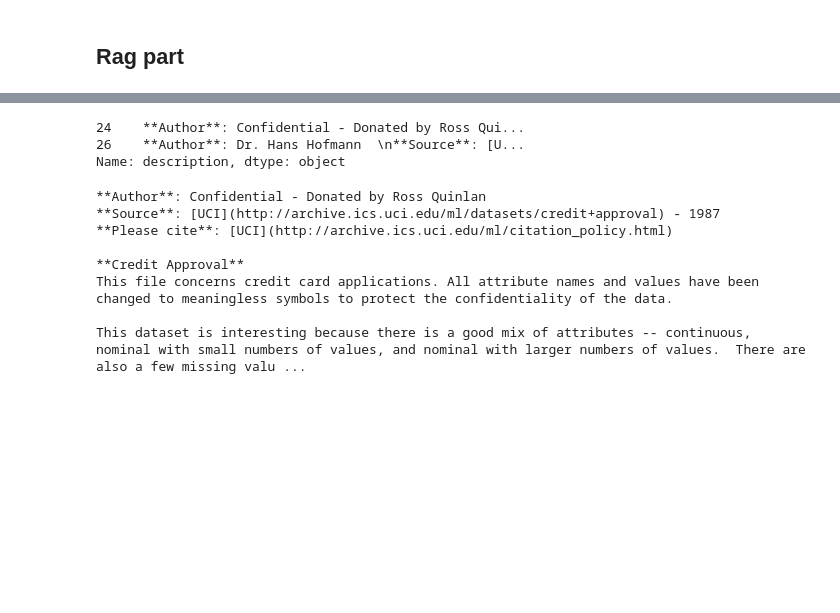
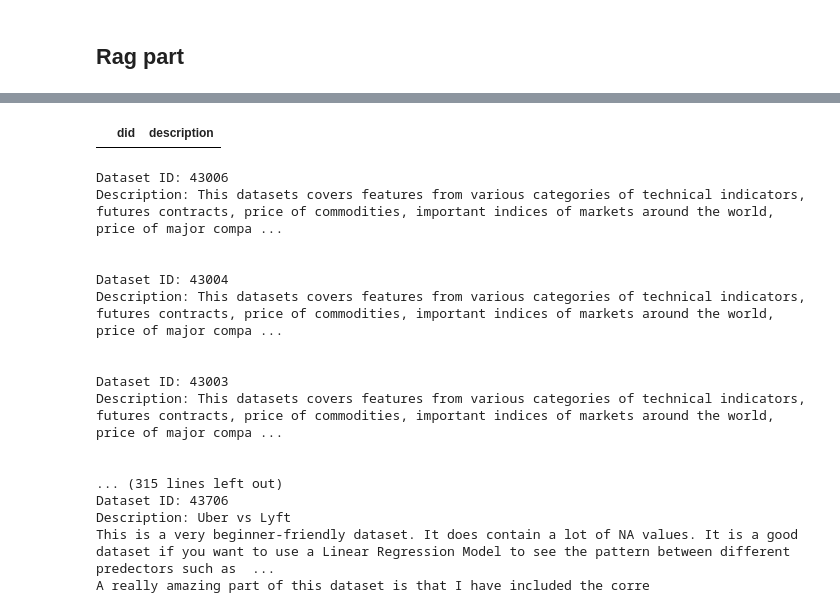
Before and after one commit to openml/scripts, a Jupyter notebook: rag_pipeline/testing_stuff.ipynb, the cells around one changed output, grey strips where cells are left out. Saved outputs shown, nothing was run; the diff lists cells and outputs as text; code cells hidden in the pictures; blank space fills up the shorter version.

```diff
--- a/rag_pipeline/testing_stuff.ipynb
+++ b/rag_pipeline/testing_stuff.ipynb
@@ -207,4 +178,0 @@ qa = RetrievalQA.from_chain_type(
-# %%
-# query = "Find me documents that talk about diseases"
-query = "Which datasets are good for finance problems"
-result = qa({"query": query})
@@ -226,19 +182,39 @@ relevant_docs
-# %%
-# get description of the relevant documents using df
-test_descrptions = df[df['did'].isin(relevant_docs)]["description"]
-test_descrptions.head()
-# %% [output]
-24    **Author**: Confidential - Donated by Ross Qui...
-26    **Author**: Dr. Hans Hofmann  \n**Source**: [U...
-Name: description, dtype: object
-# %%
-print(test_descrptions.to_list()[0])
-# %% [output]
-**Author**: Confidential - Donated by Ross Quinlan
-**Source**: [UCI](http://archive.ics.uci.edu/ml/datasets/credit+approval) - 1987
-**Please cite**: [UCI](http://archive.ics.uci.edu/ml/citation_policy.html)
-
-**Credit Approval**
-This file concerns credit card applications. All attribute names and values have been changed to meaningless symbols to protect the confidentiality of the data.
-
-This dataset is interesting because there is a good mix of attributes -- continuous, nominal with small numbers of values, and nominal with larger numbers of values.  There are also a few missing valu ...
+# %%
+retriever, llm = create_retriever_and_llm(vectordb)
+qa = create_llm_chain_and_query(vectordb=vectordb,retriever=retriever,llm=llm, prompt_template = rqa_prompt_template)
+# %%
+def create_result_dataframe(query, qa) -> pd.DataFrame:
+    results = qa.invoke({"query": query})
+    result_to_dict = {result.metadata['did']: result.page_content for result in results['source_documents']}
+    return pd.DataFrame(list(result_to_dict.items()),columns = ['did','description'])
+# %%
+query = "Which datasets would be useful for stock market information?"
+# %%
+results = create_result_dataframe(query, qa)
+results
+# %% [output]
+|  | did | description |
+# %%
+# print the first 300 characters of each description
+for i in range(len(results)):
+    print(f"Dataset ID: {results.loc[i]['did']}")
+    print(f"Description: {results.loc[i]['description'][:300]}")
+    print("\n")
+# %% [output]
+Dataset ID: 43006
+Description: This datasets covers features from various categories of technical indicators, futures contracts, price of commodities, important indices of markets around the world, price of major compa ...
+
+
+Dataset ID: 43004
+Description: This datasets covers features from various categories of technical indicators, futures contracts, price of commodities, important indices of markets around the world, price of major compa ...
+
+
+Dataset ID: 43003
+Description: This datasets covers features from various categories of technical indicators, futures contracts, price of commodities, important indices of markets around the world, price of major compa ...
+
+
+... (315 lines left out)
+Dataset ID: 43706
+Description: Uber vs Lyft
+This is a very beginner-friendly dataset. It does contain a lot of NA values. It is a good dataset if you want to use a Linear Regression Model to see the pattern between different predectors such as  ...
+A really amazing part of this dataset is that I have included the corre
```
Also changed, not shown: parts of 19 cells of this notebook, 5 other files.
